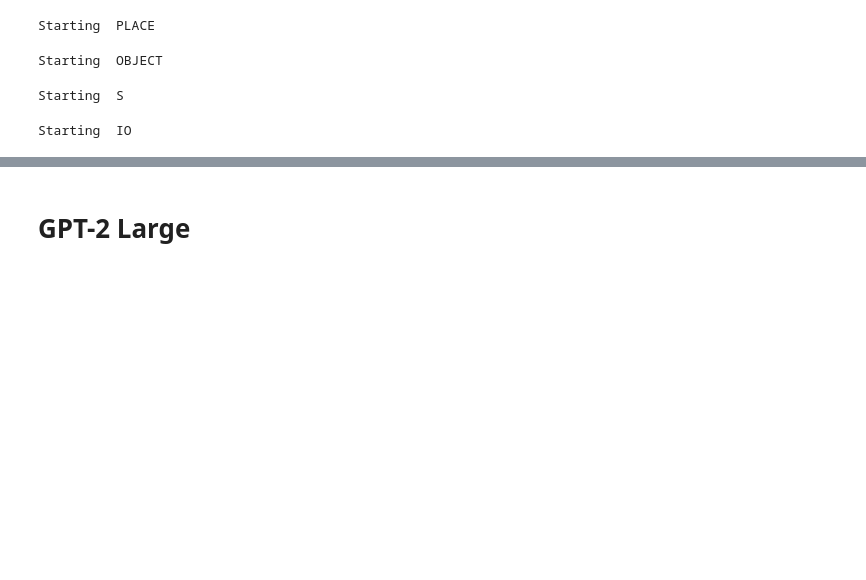
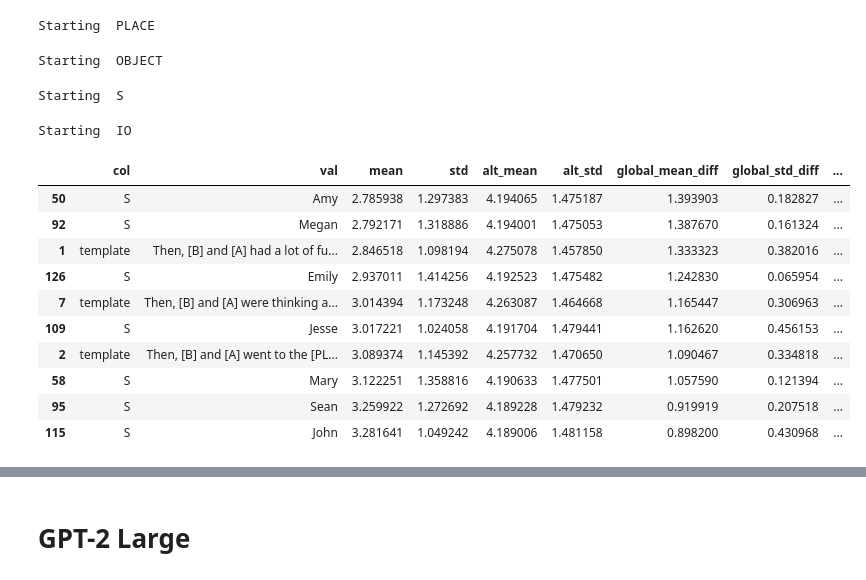
Before and after one commit to ronakrm/ioi-enumerate, a Jupyter notebook: plot_results_new.ipynb, the cells around one changed output, grey strips where cells are left out. Saved outputs shown, nothing was run; the diff lists cells and outputs as text; code cells hidden in the pictures; blank space fills up the shorter version.

```diff
--- a/plot_results_new.ipynb
+++ b/plot_results_new.ipynb
@@ -258,4 +258,16 @@ Starting  OBJECT
 Starting  S
 Starting  IO
 # %%
-med_first_df.sort_values("global_mean_diff", ascending=False).head(10)
+med_first_df.sort_values("mean", ascending=True).head(10)
+# %% [output]
+|  | col | val | mean | std | alt_mean | alt_std | global_mean_diff | global_std_diff | ... |
+| 50 | S | Amy | 2.785938 | 1.297383 | 4.194065 | 1.475187 | 1.393903 | 0.182827 | ... |
+| 92 | S | Megan | 2.792171 | 1.318886 | 4.194001 | 1.475053 | 1.387670 | 0.161324 | ... |
+| 1 | template | Then, [B] and [A] had a lot of fu... | 2.846518 | 1.098194 | 4.275078 | 1.457850 | 1.333323 | 0.382016 | ... |
+| 126 | S | Emily | 2.937011 | 1.414256 | 4.192523 | 1.475482 | 1.242830 | 0.065954 | ... |
+| 7 | template | Then, [B] and [A] were thinking a... | 3.014394 | 1.173248 | 4.263087 | 1.464668 | 1.165447 | 0.306963 | ... |
+| 109 | S | Jesse | 3.017221 | 1.024058 | 4.191704 | 1.479441 | 1.162620 | 0.456153 | ... |
+| 2 | template | Then, [B] and [A] went to the [PL... | 3.089374 | 1.145392 | 4.257732 | 1.470650 | 1.090467 | 0.334818 | ... |
+| 58 | S | Mary | 3.122251 | 1.358816 | 4.190633 | 1.477501 | 1.057590 | 0.121394 | ... |
+| 95 | S | Sean | 3.259922 | 1.272692 | 4.189228 | 1.479232 | 0.919919 | 0.207518 | ... |
+| 115 | S | John | 3.281641 | 1.049242 | 4.189006 | 1.481158 | 0.898200 | 0.430968 | ... |
```
Also changed, not shown: parts of 8 cells of this notebook.
